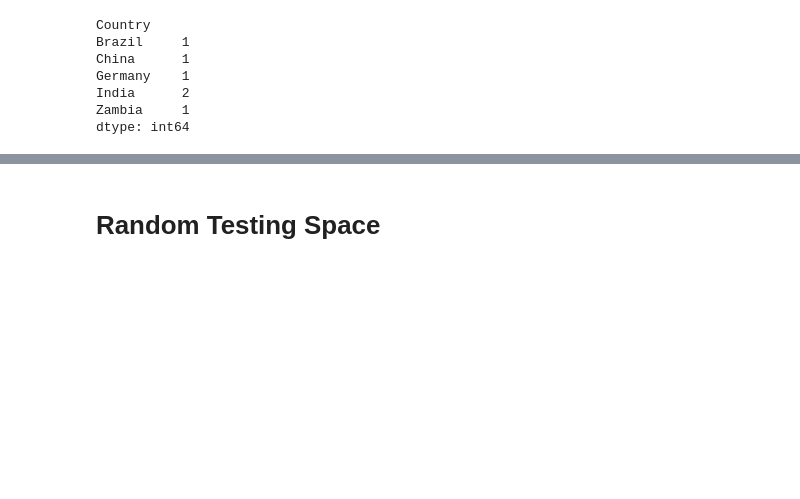
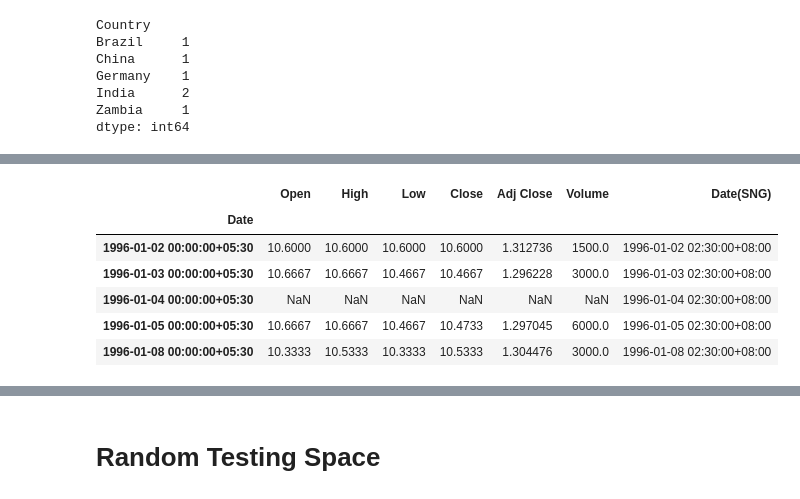
Before and after one commit to ag-ds-bubble/GIDS-2020-Time-Series-Forecasting-Workshop, a Jupyter notebook: Notebooks/Segment 1/02-Pandas Introduction.ipynb, the cells around one changed output, grey strips where cells are left out. Saved outputs shown, nothing was run; the diff lists cells and outputs as text; code cells hidden in the pictures; blank space fills up the shorter version.

```diff
--- a/Notebooks/Segment 1/02-Pandas Introduction.ipynb
+++ b/Notebooks/Segment 1/02-Pandas Introduction.ipynb
@@ -341,0 +1079,11 @@ dtype: int64
+# %%
+britannia_data['Date(SNG)'] = britannia_data.index.tz_convert('Asia/Singapore')
+britannia_data.head()
+# %% [output]
+|  | Open | High | Low | Close | Adj Close | Volume | Date(SNG) |
+| Date |  |  |  |  |  |  |  |
+| 1996-01-02 00:00:00+05:30 | 10.6000 | 10.6000 | 10.6000 | 10.6000 | 1.312736 | 1500.0 | 1996-01-02 02:30:00+08:00 |
+| 1996-01-03 00:00:00+05:30 | 10.6667 | 10.6667 | 10.4667 | 10.4667 | 1.296228 | 3000.0 | 1996-01-03 02:30:00+08:00 |
+| 1996-01-04 00:00:00+05:30 | NaN | NaN | NaN | NaN | NaN | NaN | 1996-01-04 02:30:00+08:00 |
+| 1996-01-05 00:00:00+05:30 | 10.6667 | 10.6667 | 10.4667 | 10.4733 | 1.297045 | 6000.0 | 1996-01-05 02:30:00+08:00 |
+| 1996-01-08 00:00:00+05:30 | 10.3333 | 10.5333 | 10.3333 | 10.5333 | 1.304476 | 3000.0 | 1996-01-08 02:30:00+08:00 |
```
Also changed, not shown: parts of 82 cells of this notebook, 9 other files.
